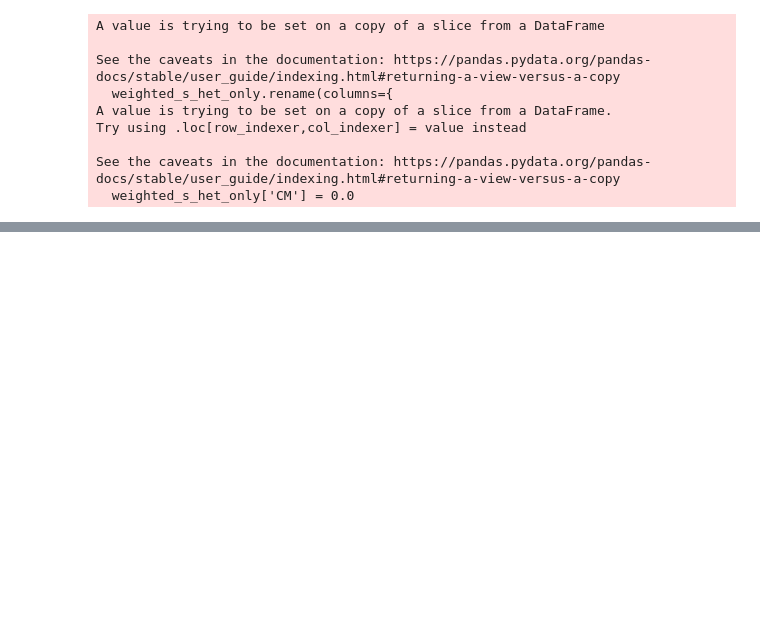
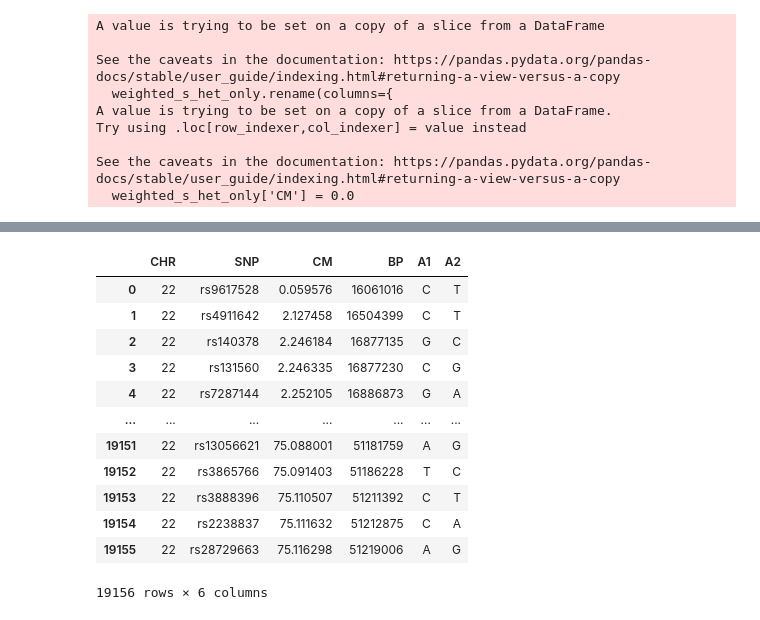
Before and after one commit to ojkafka/Capstone, a Jupyter notebook: Nearest Genes Top 5 (OK).ipynb, the cells around one changed output, grey strips where cells are left out. Drawn from its saved outputs; the diff is of its cells as text; code cells hidden in the pictures; blank space fills up the shorter version.

```diff
--- a/Nearest Genes Top 5 (OK).ipynb
+++ b/Nearest Genes Top 5 (OK).ipynb
@@ -782,0 +797,17 @@ annot_df_22
+# %%
+bim_file = pd.read_csv('/Users/oliverkafka/Documents/NYU/3rd Sem NYU/Captone Project/ldsc/1kg_eur/22.bim', delim_whitespace=True, header=None, names=['CHR', 'SNP', 'CM', 'BP', 'A1', 'A2'])
+bim_file
+# %% [output]
+|  | CHR | SNP | CM | BP | A1 | A2 |
+| 0 | 22 | rs9617528 | 0.059576 | 16061016 | C | T |
+| 1 | 22 | rs4911642 | 2.127458 | 16504399 | C | T |
+| 2 | 22 | rs140378 | 2.246184 | 16877135 | G | C |
+| 3 | 22 | rs131560 | 2.246335 | 16877230 | C | G |
+| 4 | 22 | rs7287144 | 2.252105 | 16886873 | G | A |
+| ... | ... | ... | ... | ... | ... | ... |
+| 19151 | 22 | rs13056621 | 75.088001 | 51181759 | A | G |
+| 19152 | 22 | rs3865766 | 75.091403 | 51186228 | T | C |
+| 19153 | 22 | rs3888396 | 75.110507 | 51211392 | C | T |
+| 19154 | 22 | rs2238837 | 75.111632 | 51212875 | C | A |
+| 19155 | 22 | rs28729663 | 75.116298 | 51219006 | A | G |
+19156 rows × 6 columns
```
Also changed, not shown: parts of 7 cells of this notebook.
